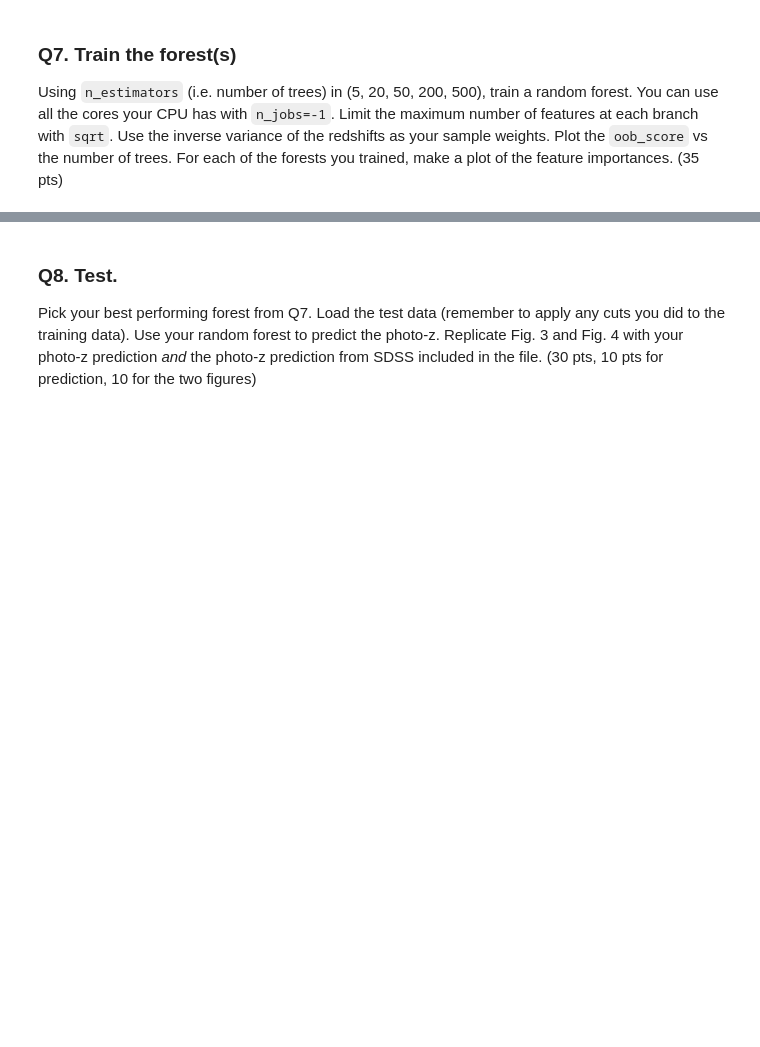
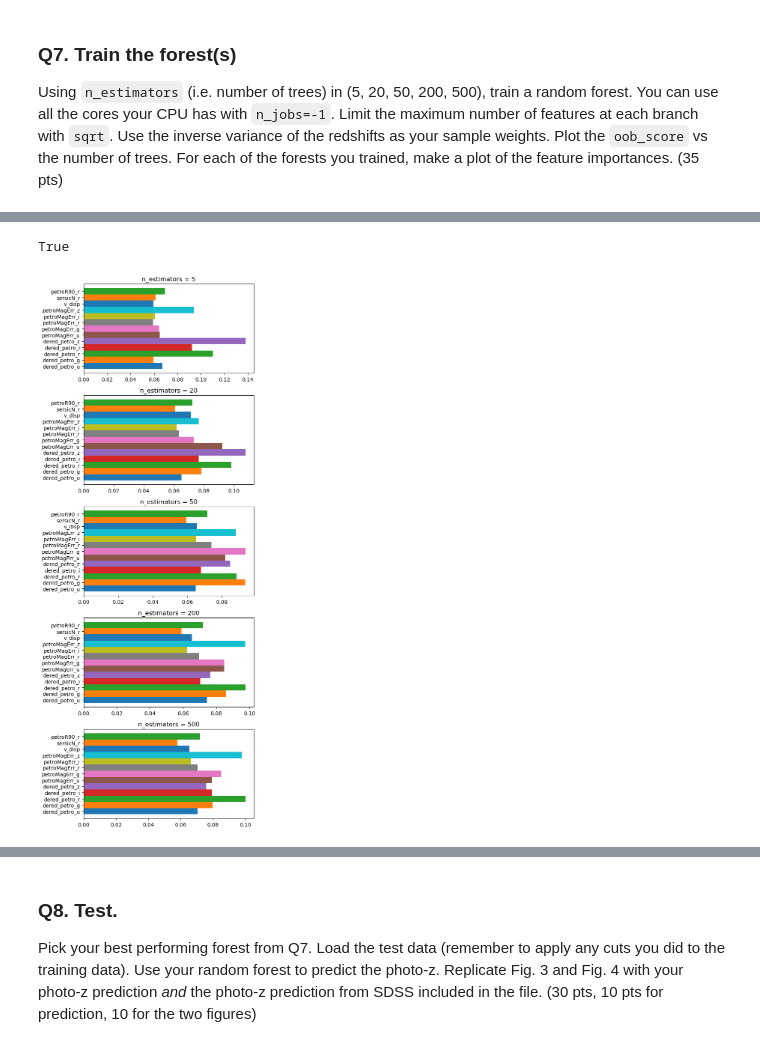
Before and after one commit to gnarayan/ast596_2023_Spring, a Jupyter notebook: homework/AidanBerres/06/HW06+7.ipynb, the cells around one changed output, grey strips where cells are left out. Cells and saved outputs as stored; diff of their text form; code cells hidden in the pictures; blank space fills up the shorter version.

```diff
--- a/homework/AidanBerres/06/HW06+7.ipynb
+++ b/homework/AidanBerres/06/HW06+7.ipynb
@@ -165,0 +251,8 @@ Using `n_estimators` (i.e. number of trees) in (5, 20, 50, 200, 500), train a ra
+# %%
+%%time
+os = []
+fi = []
+for ne in n_estimators:
+    wog = compute_photoz_forest(ne)
+    os.append(wog[0])
+    fi.append(wog[1])
@@ -165,0 +280,14 @@ Using `n_estimators` (i.e. number of trees) in (5, 20, 50, 200, 500), train a ra
+# %%
+len(fi[0])==len(train_cols)
+# %% [output]
+True
+# %%
+plt.figure(layout='tight',figsize=(6,15))
+for i in range(len(fi)):
+    plt.subplot(510+(i+1))
+    plt.title(f'n_estimators = {n_estimators[i]}')
+    for j in range(len(train_cols)):
+
+        plt.barh(train_cols[j],fi[i][j],height=1)
+# %% [output]
+[figure, added]
```
Also changed, not shown: parts of 18 cells of this notebook.
